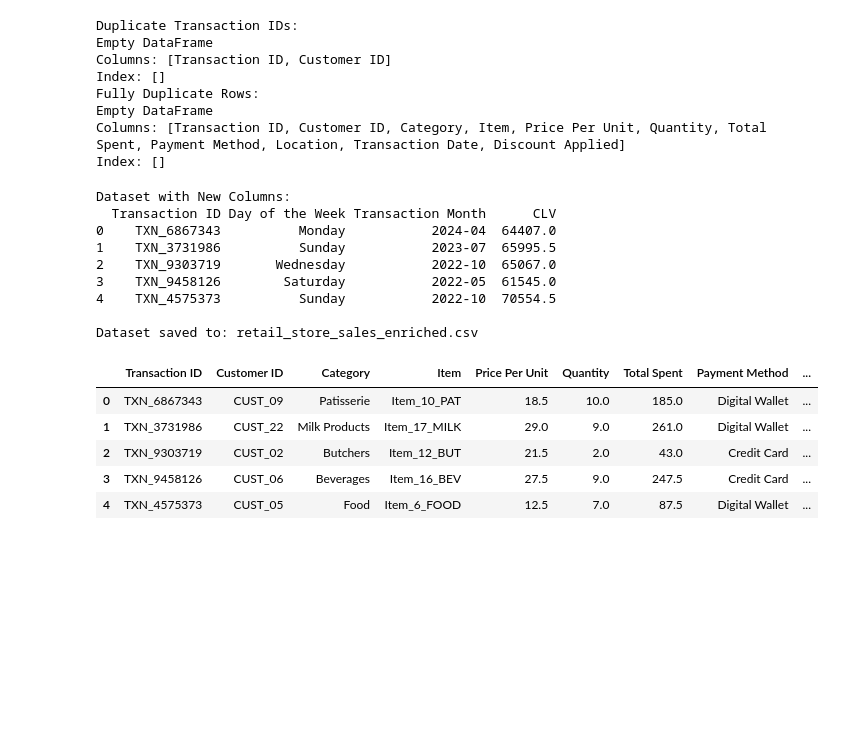
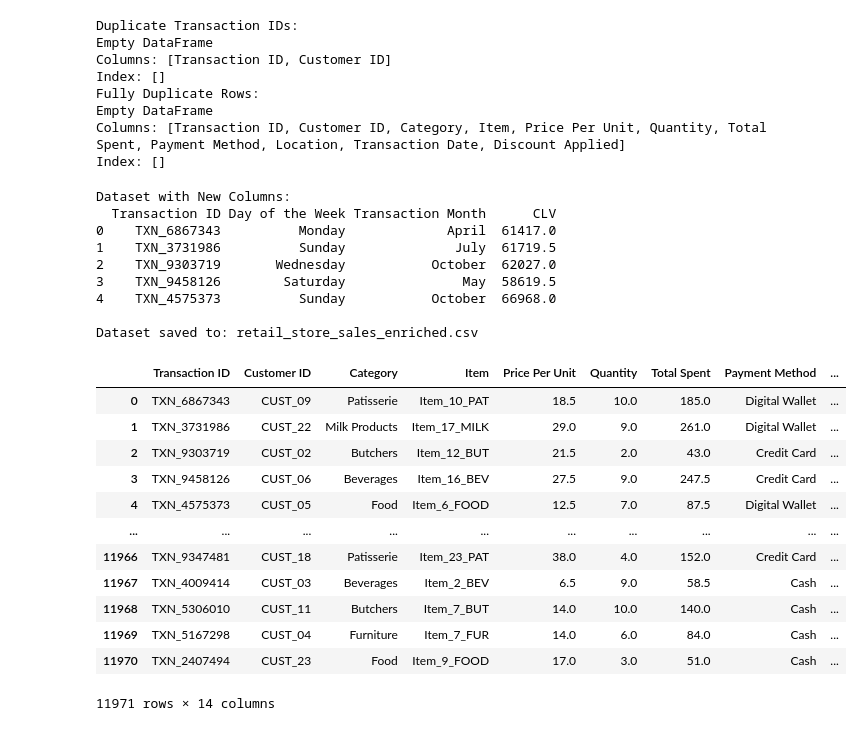
Before and after one commit to muhhanif27/DIP_TEORI, a Jupyter notebook: Tugas3/tugas3.ipynb, the cells around one changed output. Cells and saved outputs as stored; diff of their text form; code cells hidden in the pictures; blank space fills up the shorter version.

```diff
--- a/Tugas3/tugas3.ipynb
+++ b/Tugas3/tugas3.ipynb
@@ -184,22 +193,0 @@ Inconsistent Total Spent Rows:
-# %%
-# Validate Total Spent consistency
-data['Calculated Total'] = data['Price Per Unit'] * data['Quantity']
-inconsistent_rows = data[
-    (data['Total Spent'].notna()) &
-    (data['Calculated Total'].notna()) &
-    (abs(data['Total Spent'] - data['Calculated Total']) > 0.01)
-]
-
-print("Inconsistent Total Spent Rows:")
-print(inconsistent_rows[['Transaction ID', 'Price Per Unit', 'Quantity', 'Total Spent', 'Calculated Total']])
-
-# Correct Total Spent
-data.loc[
-    (data['Total Spent'].notna()) &
-    (data['Calculated Total'].notna()) &
-    (abs(data['Total Spent'] - data['Calculated Total']) > 0.01),
-    'Total Spent'
-] = data['Calculated Total']
-
-# Drop temporary column
-data = data.drop(columns=['Calculated Total'])
@@ -295,7 +275,7 @@ data['Transaction Date'] = pd.to_datetime(data['Transaction Date'], errors='coer
 data['Day of the Week'] = data['Transaction Date'].dt.day_name()
 
 # Add Transaction Month
-data['Transaction Month'] = data['Transaction Date'].dt.to_period('M')
+data['Transaction Month'] = data['Transaction Date'].dt.month_name()
 
 # Calculate Customer Lifetime Value (CLV) as total spent per customer
 clv = data.groupby('Customer ID')['Total Spent'].sum().reset_index()
@@ -313,19 +293,26 @@ print(f"\nDataset saved to: {output_file}")
 # %% [output]
 Dataset with New Columns:
   Transaction ID Day of the Week Transaction Month      CLV
-0    TXN_6867343          Monday           2024-04  64407.0
-1    TXN_3731986          Sunday           2023-07  65995.5
-2    TXN_9303719       Wednesday           2022-10  65067.0
-3    TXN_9458126        Saturday           2022-05  61545.0
-4    TXN_4575373          Sunday           2022-10  70554.5
+0    TXN_6867343          Monday             April  61417.0
+1    TXN_3731986          Sunday              July  61719.5
+2    TXN_9303719       Wednesday           October  62027.0
+3    TXN_9458126        Saturday               May  58619.5
+4    TXN_4575373          Sunday           October  66968.0
 
 Dataset saved to: retail_store_sales_enriched.csv
 # %%
-data.head()
+data
 # %% [output]
 |  | Transaction ID | Customer ID | Category | Item | Price Per Unit | Quantity | Total Spent | Payment Method | ... |
 | 0 | TXN_6867343 | CUST_09 | Patisserie | Item_10_PAT | 18.5 | 10.0 | 185.0 | Digital Wallet | ... |
 | 1 | TXN_3731986 | CUST_22 | Milk Products | Item_17_MILK | 29.0 | 9.0 | 261.0 | Digital Wallet | ... |
 | 2 | TXN_9303719 | CUST_02 | Butchers | Item_12_BUT | 21.5 | 2.0 | 43.0 | Credit Card | ... |
 | 3 | TXN_9458126 | CUST_06 | Beverages | Item_16_BEV | 27.5 | 9.0 | 247.5 | Credit Card | ... |
 | 4 | TXN_4575373 | CUST_05 | Food | Item_6_FOOD | 12.5 | 7.0 | 87.5 | Digital Wallet | ... |
+| ... | ... | ... | ... | ... | ... | ... | ... | ... | ... |
+| 11966 | TXN_9347481 | CUST_18 | Patisserie | Item_23_PAT | 38.0 | 4.0 | 152.0 | Credit Card | ... |
+| 11967 | TXN_4009414 | CUST_03 | Beverages | Item_2_BEV | 6.5 | 9.0 | 58.5 | Cash | ... |
+| 11968 | TXN_5306010 | CUST_11 | Butchers | Item_7_BUT | 14.0 | 10.0 | 140.0 | Cash | ... |
+| 11969 | TXN_5167298 | CUST_04 | Furniture | Item_7_FUR | 14.0 | 6.0 | 84.0 | Cash | ... |
+| 11970 | TXN_2407494 | CUST_23 | Food | Item_9_FOOD | 17.0 | 3.0 | 51.0 | Cash | ... |
+11971 rows × 14 columns
```
Also changed, not shown: parts of 6 cells of this notebook, 1 other file.
